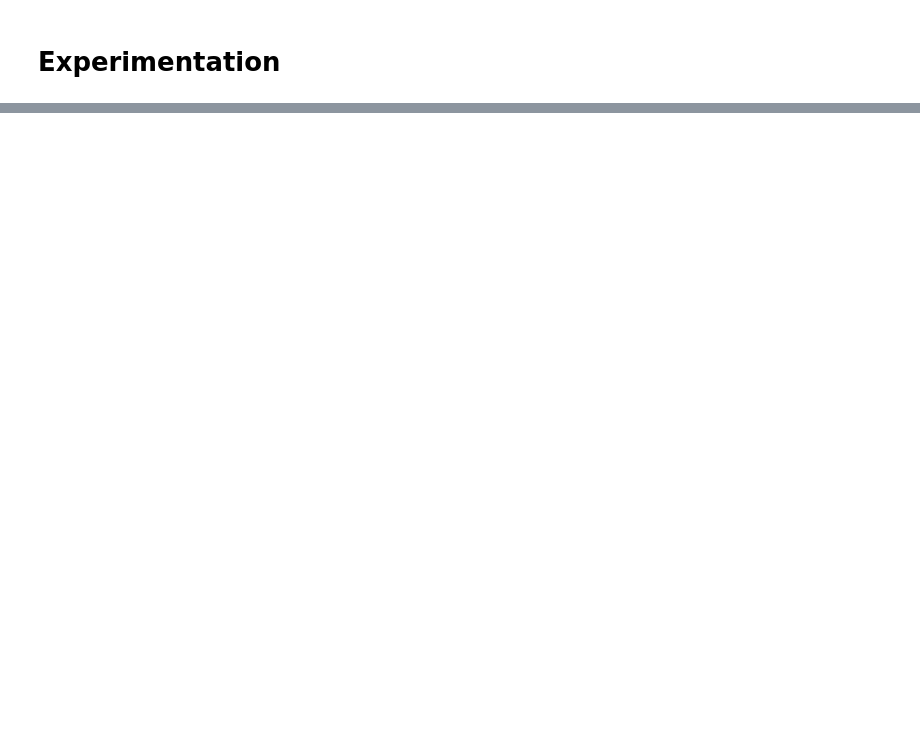
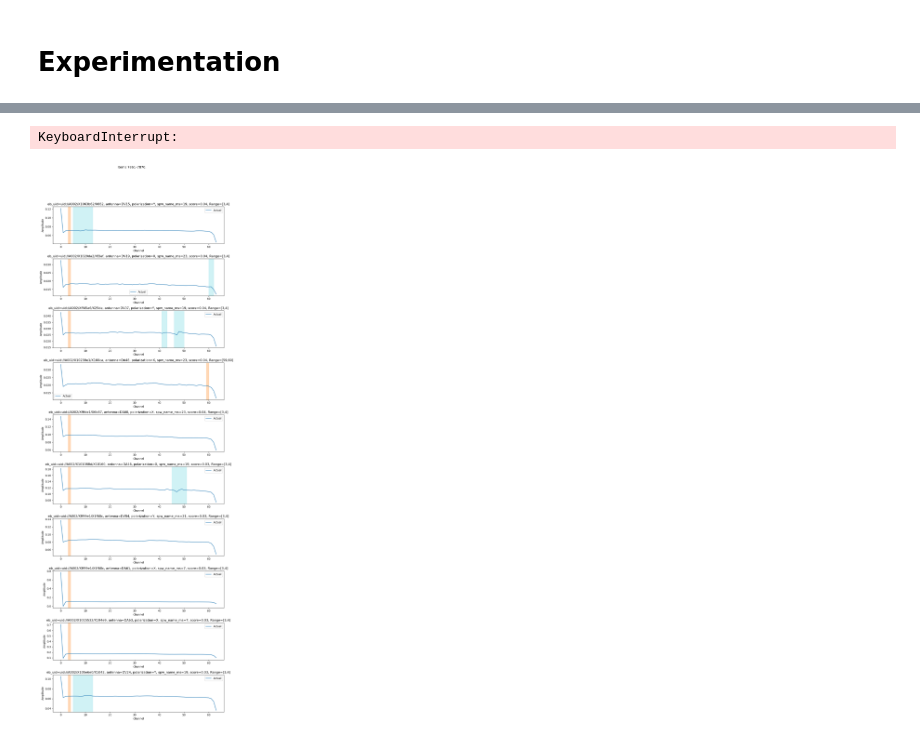
Before and after one commit to BeardyMan37/CosmicAI, a Jupyter notebook: data_exploration.ipynb, the cells around one changed output, grey strips where cells are left out. Saved outputs shown, nothing was run; the diff lists cells and outputs as text; code cells hidden in the pictures; blank space fills up the shorter version.

Commit message:
Debugging False Positive Cases

```diff
--- a/data_exploration.ipynb
+++ b/data_exploration.ipynb
@@ -273,0 +334,2 @@ df.to_csv(
+# %%
+df_scored['win_span'] = ((df_scored['win_end'] - df_scored['win_start']).abs() * (df_scored['frequency_array'].str[1] - df_scored['frequency_array'].str[0])).abs()
@@ -273,0 +356,54 @@ df.to_csv(
+# %%
+df_scored_filtered_special = df_scored[df_scored['win_span'] == 31250000.0]
+# %%
+df_sorted_special = (
+    df_scored_filtered_special
+    .assign(freq_len = df_scored_filtered_special['frequency_array'].str.len())
+    .sort_values(
+        by=[ 'freq_len', 'score' ],
+        ascending=[ True,    False ]
+    )
+    .drop(columns='freq_len')
+    .reset_index(drop=True)
+)
+# %%
+per_fig = 10
+out_dir = 'Images/Special'
+os.makedirs(out_dir, exist_ok=True)
+# %%
+n_figs = math.ceil(len(df_sorted_special) / per_fig)
+for fig_i in range(n_figs):
+    chunk = df_sorted_special.iloc[fig_i*per_fig:(fig_i+1)*per_fig]
+    fig_k = len(chunk)
+    fig, axes = plt.subplots(fig_k, 1, figsize=(10, 3*fig_k))
+    if fig_k == 1:
+        axes = [axes]
+    for ax, row in zip(axes, chunk.itertuples()):
+        spec = row.amplitude_corr_tsys
+        a, b = row.win_start, row.win_end
+        atm_interfs = ast.literal_eval(row.atmospheric_interference)
+
+        if len(atm_interfs) != 0:
+            for item in atm_interfs:
+                c, d = item[0], item[1]
+                ax.axvspan(c, d, color='C9', alpha=0.2)
+
+        x = np.arange(len(spec))
+        ax.plot(x, spec, color='C0', label="Actual")
+
+        ax.axvspan(a, b, color='C1', alpha=0.3)
+
+        ax.set_title(
+            f"eb_uid={row.eb_uid}, antenna={row.antenna}, polarization={row.polarization}, spw_name_ms={row.spw_name_ms}, score={row.score:.2f}, Range=[{a},{b}]"
+        )
+        ax.set_xlabel("Channel")
+        ax.set_ylabel("Amplitude")
+        ax.legend()
+    plt.tight_layout(rect=[0,0,1,0.92])
+    plt.suptitle(f"Items {fig_i*per_fig+1}–{fig_i*per_fig+fig_k}.", y=0.98)
+    outpath = os.path.join(out_dir, f"fig{fig_i+1}.png")
+    plt.savefig(outpath, dpi=500, bbox_inches="tight")
+    plt.close(fig)
+# %% [output]
+KeyboardInterrupt:
+[figure, added]
```
Also changed, not shown: parts of 18 cells of this notebook, 3 other files.
